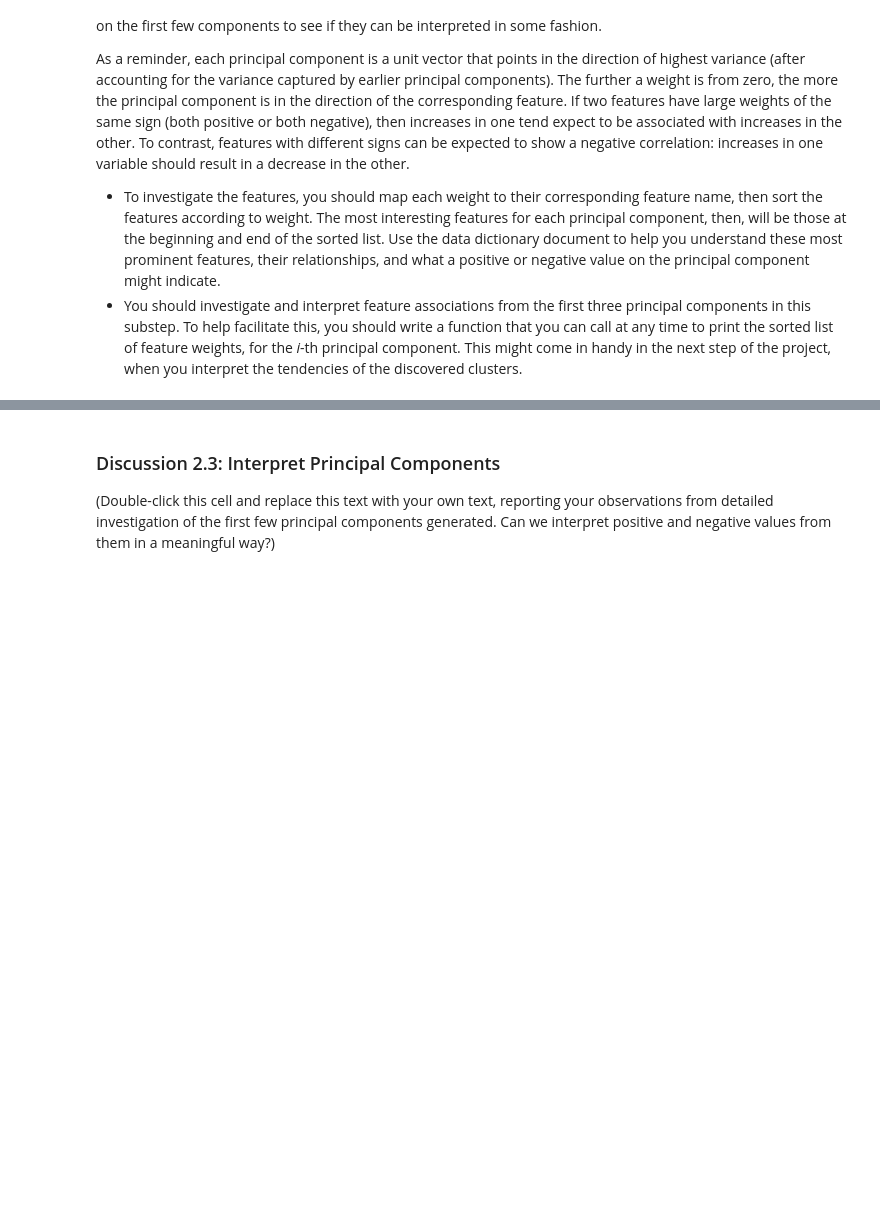
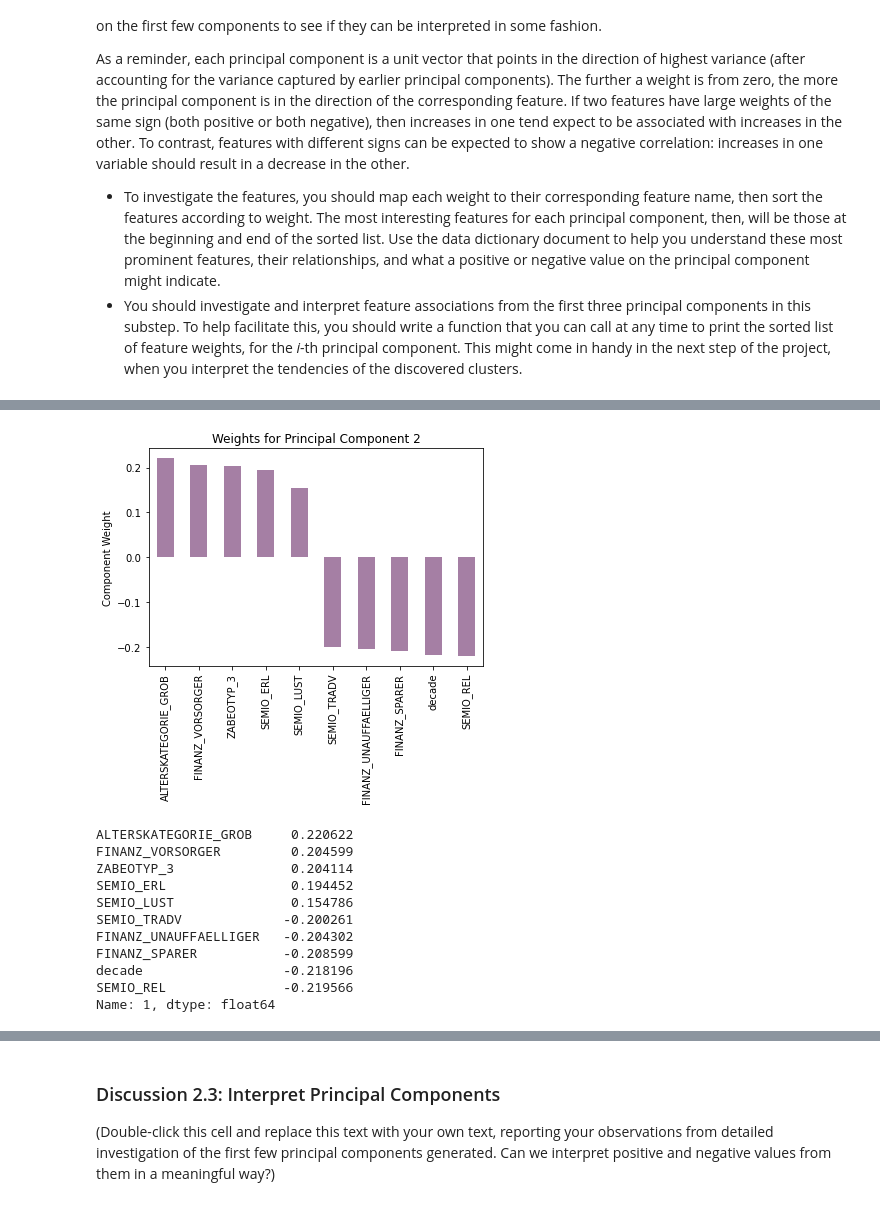
Before and after one commit to GaryLBentley/identify_customer_segments, a Jupyter notebook: Identify_Customer_Segments.ipynb, the cells around one changed output, grey strips where cells are left out. Drawn from its saved outputs; the diff is of its cells as text; code cells hidden in the pictures; blank space fills up the shorter version.

```diff
--- a/Identify_Customer_Segments.ipynb
+++ b/Identify_Customer_Segments.ipynb
@@ -830,6 +872,21 @@ As a reminder, each principal component is a unit vector that points in the dire
 # %%
 # Map weights for the second principal component to corresponding feature names
 # and then print the linked values, sorted by weight.
+result = map_weight(less_five_scaled, pca, 1)
+result
+# %% [output]
+[figure, added]
+ALTERSKATEGORIE_GROB     0.220622
+FINANZ_VORSORGER         0.204599
+ZABEOTYP_3               0.204114
+SEMIO_ERL                0.194452
+SEMIO_LUST               0.154786
+SEMIO_TRADV             -0.200261
+FINANZ_UNAUFFAELLIGER   -0.204302
+FINANZ_SPARER           -0.208599
+decade                  -0.218196
+SEMIO_REL               -0.219566
+Name: 1, dtype: float64
 # %%
 # Map weights for the third principal component to corresponding feature names
 # and then print the linked values, sorted by weight.
```
Also changed, not shown: parts of 10 cells of this notebook.
